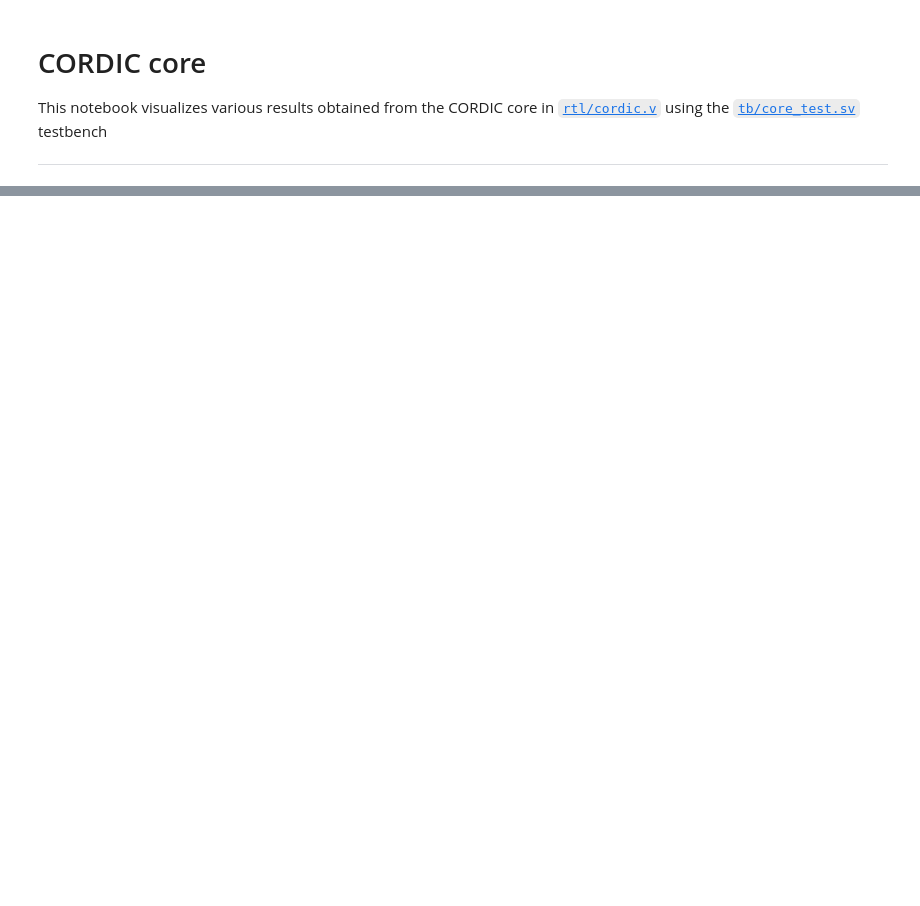
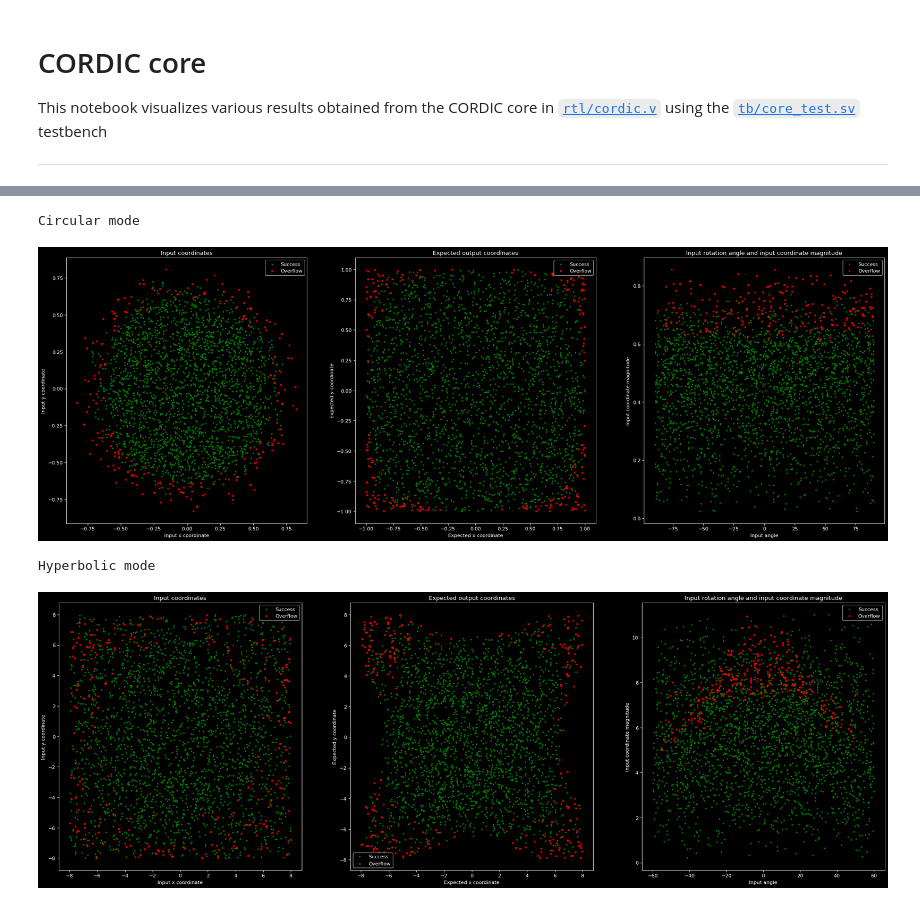
Before and after one commit to Ashwin-Rajesh/Cordic_accelerator, a Jupyter notebook: docs/cordic.ipynb, the cells around one changed output, grey strips where cells are left out. Cells and saved outputs as stored; diff of their text form; code cells hidden in the pictures; blank space fills up the shorter version.

```diff
--- a/docs/cordic.ipynb
+++ b/docs/cordic.ipynb
@@ -118,0 +208,12 @@ vis_rot_inputs(inp_good, inp_fail, exp_good, exp_fail)
+# %%
+# View inputs without including those that will lead to out-of-bounds
+print("Circular mode")
+vis_rot_inputs_file("data/circ_rot/cr_30_off_off_x2500.txt")
+
+print("Hyperbolic mode")
+vis_rot_inputs_file("data/hyp_rot/hr_30_off_off_x2500.txt")
+# %% [output]
+Circular mode
+[figure, added]
+Hyperbolic mode
+[figure, added]
```
Also changed, not shown: parts of 11 cells of this notebook.
